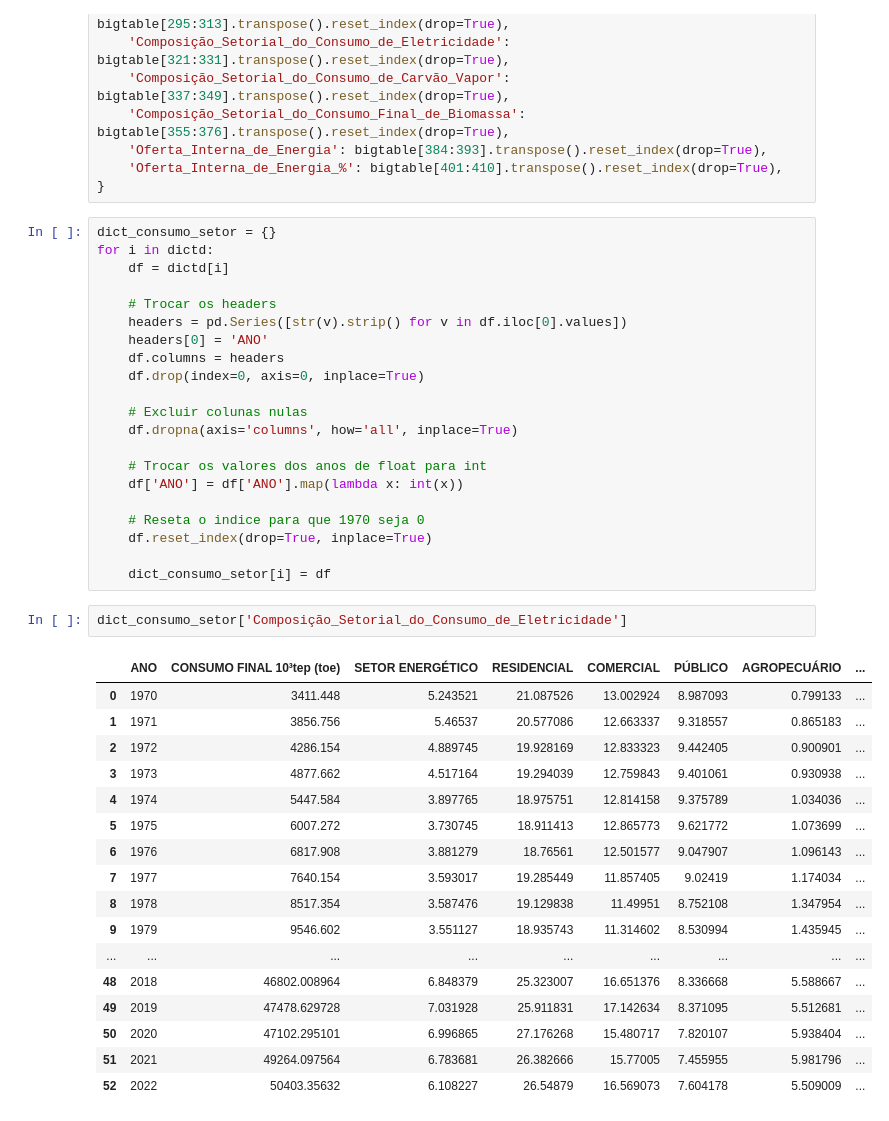
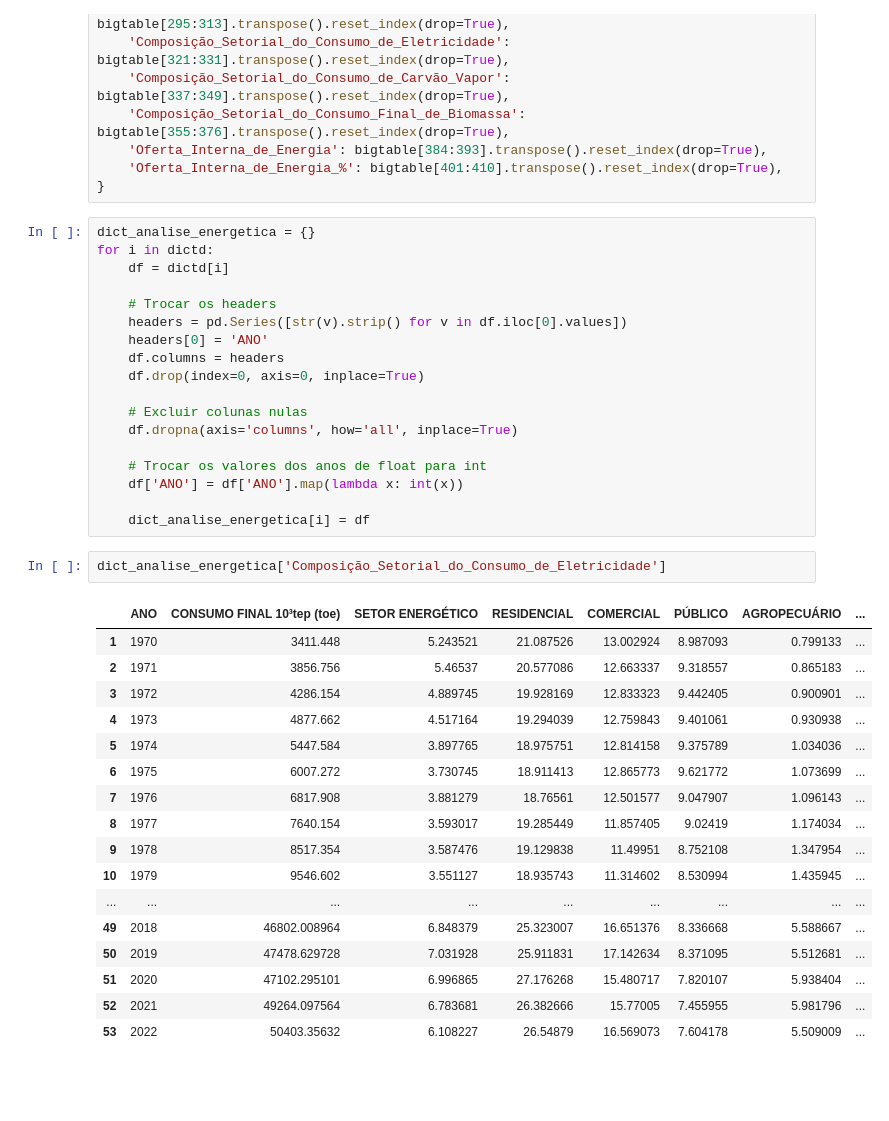
Before and after one commit to scrrpfv/projeto-ip, a Jupyter notebook: Limpezas/limpeza_analise_energetica.ipynb, the cells around one changed output. Saved outputs shown, nothing was run; the diff lists cells and outputs as text; blank space fills up the shorter version.

```diff
--- a/Limpezas/limpeza_consumo_setor.ipynb
+++ b/Limpezas/limpeza_analise_energetica.ipynb
@@ -26,7 +26,7 @@ dictd = {
     'Oferta_Interna_de_Energia_%': bigtable[401:410].transpose().reset_index(drop=True),
 }
 # %%
-dict_consumo_setor = {}
+dict_analise_energetica = {}
 for i in dictd:
     df = dictd[i]
 
@@ -42,27 +42,24 @@ for i in dictd:
     # Trocar os valores dos anos de float para int
     df['ANO'] = df['ANO'].map(lambda x: int(x))
 
-    # Reseta o indice para que 1970 seja 0
-    df.reset_index(drop=True, inplace=True)
-
-    dict_consumo_setor[i] = df
+    dict_analise_energetica[i] = df
 # %%
-dict_consumo_setor['Composição_Setorial_do_Consumo_de_Eletricidade']
+dict_analise_energetica['Composição_Setorial_do_Consumo_de_Eletricidade']
 # %% [output]
 |  | ANO | CONSUMO FINAL 10³tep (toe) | SETOR ENERGÉTICO | RESIDENCIAL | COMERCIAL | PÚBLICO | AGROPECUÁRIO | ... |
-| 0 | 1970 | 3411.448 | 5.243521 | 21.087526 | 13.002924 | 8.987093 | 0.799133 | ... |
-| 1 | 1971 | 3856.756 | 5.46537 | 20.577086 | 12.663337 | 9.318557 | 0.865183 | ... |
-| 2 | 1972 | 4286.154 | 4.889745 | 19.928169 | 12.833323 | 9.442405 | 0.900901 | ... |
-| 3 | 1973 | 4877.662 | 4.517164 | 19.294039 | 12.759843 | 9.401061 | 0.930938 | ... |
-| 4 | 1974 | 5447.584 | 3.897765 | 18.975751 | 12.814158 | 9.375789 | 1.034036 | ... |
-| 5 | 1975 | 6007.272 | 3.730745 | 18.911413 | 12.865773 | 9.621772 | 1.073699 | ... |
-| 6 | 1976 | 6817.908 | 3.881279 | 18.76561 | 12.501577 | 9.047907 | 1.096143 | ... |
-| 7 | 1977 | 7640.154 | 3.593017 | 19.285449 | 11.857405 | 9.02419 | 1.174034 | ... |
-| 8 | 1978 | 8517.354 | 3.587476 | 19.129838 | 11.49951 | 8.752108 | 1.347954 | ... |
-| 9 | 1979 | 9546.602 | 3.551127 | 18.935743 | 11.314602 | 8.530994 | 1.435945 | ... |
+| 1 | 1970 | 3411.448 | 5.243521 | 21.087526 | 13.002924 | 8.987093 | 0.799133 | ... |
+| 2 | 1971 | 3856.756 | 5.46537 | 20.577086 | 12.663337 | 9.318557 | 0.865183 | ... |
+| 3 | 1972 | 4286.154 | 4.889745 | 19.928169 | 12.833323 | 9.442405 | 0.900901 | ... |
+| 4 | 1973 | 4877.662 | 4.517164 | 19.294039 | 12.759843 | 9.401061 | 0.930938 | ... |
+| 5 | 1974 | 5447.584 | 3.897765 | 18.975751 | 12.814158 | 9.375789 | 1.034036 | ... |
+| 6 | 1975 | 6007.272 | 3.730745 | 18.911413 | 12.865773 | 9.621772 | 1.073699 | ... |
+| 7 | 1976 | 6817.908 | 3.881279 | 18.76561 | 12.501577 | 9.047907 | 1.096143 | ... |
+| 8 | 1977 | 7640.154 | 3.593017 | 19.285449 | 11.857405 | 9.02419 | 1.174034 | ... |
+| 9 | 1978 | 8517.354 | 3.587476 | 19.129838 | 11.49951 | 8.752108 | 1.347954 | ... |
+| 10 | 1979 | 9546.602 | 3.551127 | 18.935743 | 11.314602 | 8.530994 | 1.435945 | ... |
 | ... | ... | ... | ... | ... | ... | ... | ... | ... |
-| 48 | 2018 | 46802.008964 | 6.848379 | 25.323007 | 16.651376 | 8.336668 | 5.588667 | ... |
-| 49 | 2019 | 47478.629728 | 7.031928 | 25.911831 | 17.142634 | 8.371095 | 5.512681 | ... |
-| 50 | 2020 | 47102.295101 | 6.996865 | 27.176268 | 15.480717 | 7.820107 | 5.938404 | ... |
-| 51 | 2021 | 49264.097564 | 6.783681 | 26.382666 | 15.77005 | 7.455955 | 5.981796 | ... |
-| 52 | 2022 | 50403.35632 | 6.108227 | 26.54879 | 16.569073 | 7.604178 | 5.509009 | ... |
+| 49 | 2018 | 46802.008964 | 6.848379 | 25.323007 | 16.651376 | 8.336668 | 5.588667 | ... |
+| 50 | 2019 | 47478.629728 | 7.031928 | 25.911831 | 17.142634 | 8.371095 | 5.512681 | ... |
+| 51 | 2020 | 47102.295101 | 6.996865 | 27.176268 | 15.480717 | 7.820107 | 5.938404 | ... |
+| 52 | 2021 | 49264.097564 | 6.783681 | 26.382666 | 15.77005 | 7.455955 | 5.981796 | ... |
+| 53 | 2022 | 50403.35632 | 6.108227 | 26.54879 | 16.569073 | 7.604178 | 5.509009 | ... |
```
Also changed, not shown: 5 other files.
